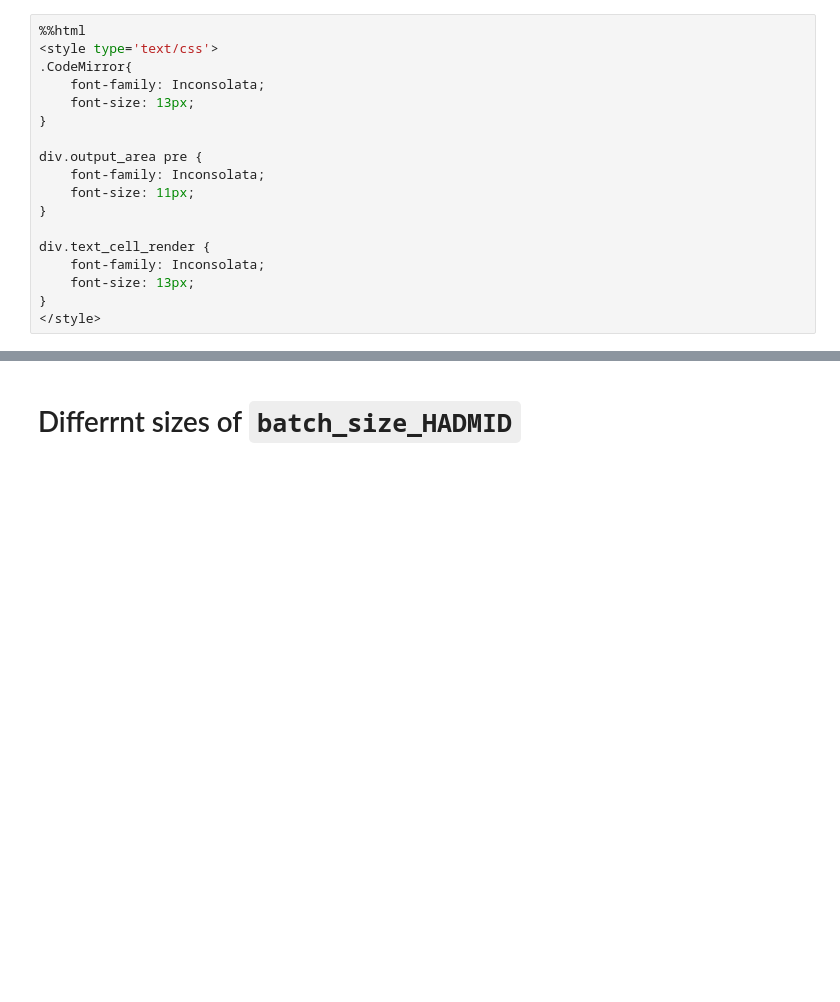
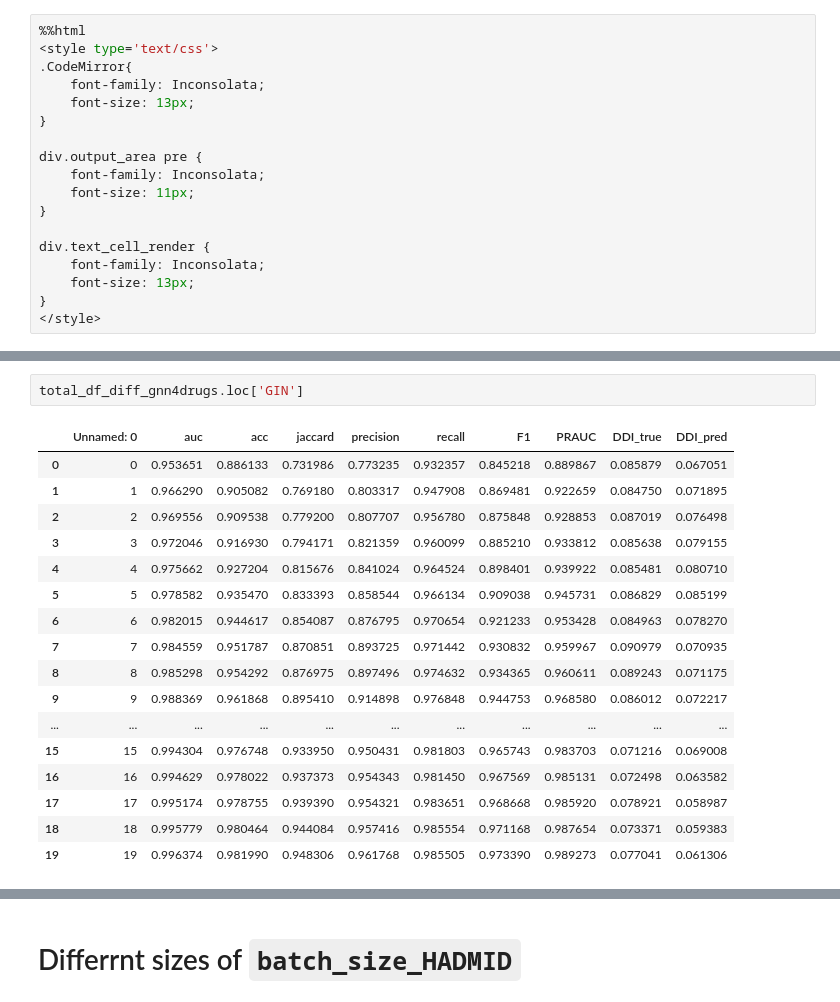
Before and after one commit to Nemo4110/GNNs-Driven-Clinical-Decision-Making-Assistance, a Jupyter notebook: notebook/evaluate.ipynb, the cells around one changed output, grey strips where cells are left out. Drawn from its saved outputs; the diff is of its cells as text; blank space fills up the shorter version.

```diff
--- a/notebook/evaluate.ipynb
+++ b/notebook/evaluate.ipynb
@@ -78,0 +103,20 @@ total_df_diff_gnn.loc['GAT']
+# %%
+total_df_diff_gnn4drugs.loc['GIN']
+# %% [output]
+|  | Unnamed: 0 | auc | acc | jaccard | precision | recall | F1 | PRAUC | DDI_true | DDI_pred |
+| 0 | 0 | 0.953651 | 0.886133 | 0.731986 | 0.773235 | 0.932357 | 0.845218 | 0.889867 | 0.085879 | 0.067051 |
+| 1 | 1 | 0.966290 | 0.905082 | 0.769180 | 0.803317 | 0.947908 | 0.869481 | 0.922659 | 0.084750 | 0.071895 |
+| 2 | 2 | 0.969556 | 0.909538 | 0.779200 | 0.807707 | 0.956780 | 0.875848 | 0.928853 | 0.087019 | 0.076498 |
+| 3 | 3 | 0.972046 | 0.916930 | 0.794171 | 0.821359 | 0.960099 | 0.885210 | 0.933812 | 0.085638 | 0.079155 |
+| 4 | 4 | 0.975662 | 0.927204 | 0.815676 | 0.841024 | 0.964524 | 0.898401 | 0.939922 | 0.085481 | 0.080710 |
+| 5 | 5 | 0.978582 | 0.935470 | 0.833393 | 0.858544 | 0.966134 | 0.909038 | 0.945731 | 0.086829 | 0.085199 |
+| 6 | 6 | 0.982015 | 0.944617 | 0.854087 | 0.876795 | 0.970654 | 0.921233 | 0.953428 | 0.084963 | 0.078270 |
+| 7 | 7 | 0.984559 | 0.951787 | 0.870851 | 0.893725 | 0.971442 | 0.930832 | 0.959967 | 0.090979 | 0.070935 |
+| 8 | 8 | 0.985298 | 0.954292 | 0.876975 | 0.897496 | 0.974632 | 0.934365 | 0.960611 | 0.089243 | 0.071175 |
+| 9 | 9 | 0.988369 | 0.961868 | 0.895410 | 0.914898 | 0.976848 | 0.944753 | 0.968580 | 0.086012 | 0.072217 |
+| ... | ... | ... | ... | ... | ... | ... | ... | ... | ... | ... |
+| 15 | 15 | 0.994304 | 0.976748 | 0.933950 | 0.950431 | 0.981803 | 0.965743 | 0.983703 | 0.071216 | 0.069008 |
+| 16 | 16 | 0.994629 | 0.978022 | 0.937373 | 0.954343 | 0.981450 | 0.967569 | 0.985131 | 0.072498 | 0.063582 |
+| 17 | 17 | 0.995174 | 0.978755 | 0.939390 | 0.954321 | 0.983651 | 0.968668 | 0.985920 | 0.078921 | 0.058987 |
+| 18 | 18 | 0.995779 | 0.980464 | 0.944084 | 0.957416 | 0.985554 | 0.971168 | 0.987654 | 0.073371 | 0.059383 |
+| 19 | 19 | 0.996374 | 0.981990 | 0.948306 | 0.961768 | 0.985505 | 0.973390 | 0.989273 | 0.077041 | 0.061306 |
```
Also changed, not shown: parts of 34 cells of this notebook, 7 other files.
